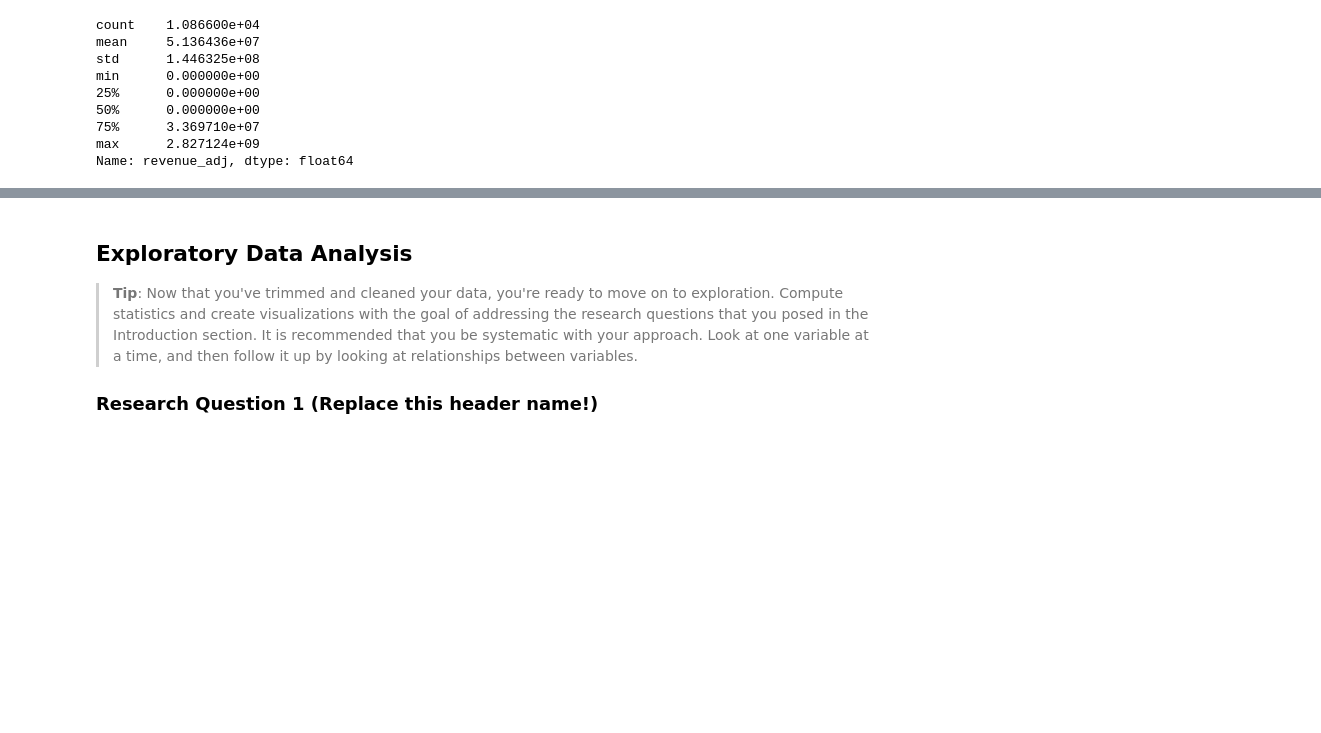
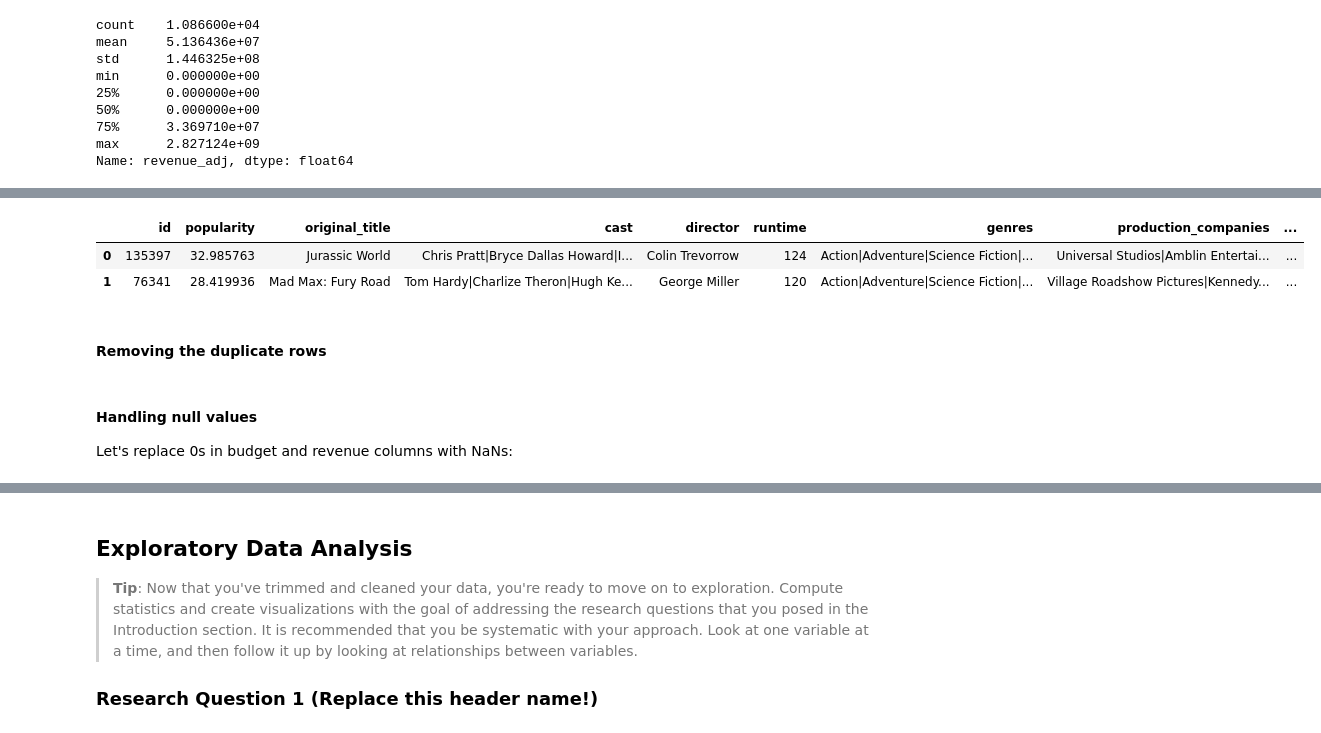
Before and after one commit to coderford/TMDb_movie_analysis, a Jupyter notebook: analysis_notebook.ipynb, the cells around one changed output, grey strips where cells are left out. Drawn from its saved outputs; the diff is of its cells as text; code cells hidden in the pictures; blank space fills up the shorter version.

```diff
--- a/analysis_notebook.ipynb
+++ b/analysis_notebook.ipynb
@@ -267,0 +300,13 @@ While inspecting the data, I found the following problems which need to be addre
+# %%
+# using drop() function to drop useless columns:
+
+useless_columns = ['budget', 'revenue', 'imdb_id', 'homepage', 'overview', 'tagline', 'vote_count', 'keywords']
+cleaned_df = initial_df.drop(useless_columns, axis=1) # axis = 1 means columns (0 for rows)
+
+cleaned_df.head(2)
+# %% [output]
+|  | id | popularity | original_title | cast | director | runtime | genres | production_companies | ... |
+| 0 | 135397 | 32.985763 | Jurassic World | Chris Pratt|Bryce Dallas Howard|I... | Colin Trevorrow | 124 | Action|Adventure|Science Fiction|... | Universal Studios|Amblin Entertai... | ... |
+| 1 | 76341 | 28.419936 | Mad Max: Fury Road | Tom Hardy|Charlize Theron|Hugh Ke... | George Miller | 120 | Action|Adventure|Science Fiction|... | Village Roadshow Pictures|Kennedy... | ... |
+# %% [markdown]
+#### Removing the duplicate rows
@@ -267,0 +316,3 @@ While inspecting the data, I found the following problems which need to be addre
+# %% [markdown]
+#### Handling null values
+Let's replace 0s in budget and revenue columns with NaNs:
```
Also changed, not shown: parts of 30 cells of this notebook.
